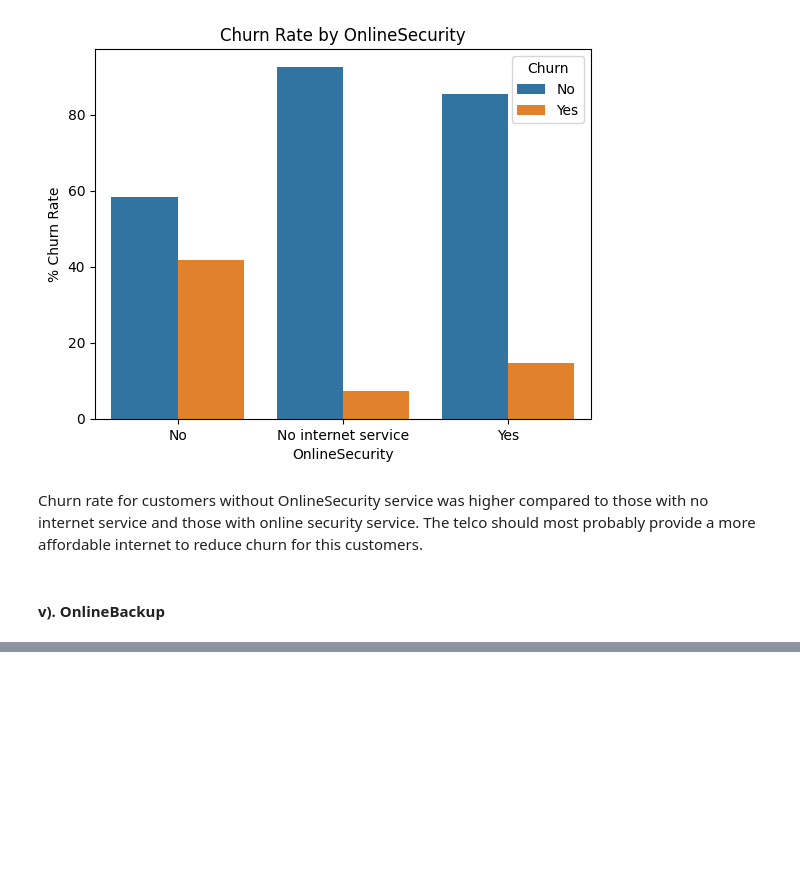
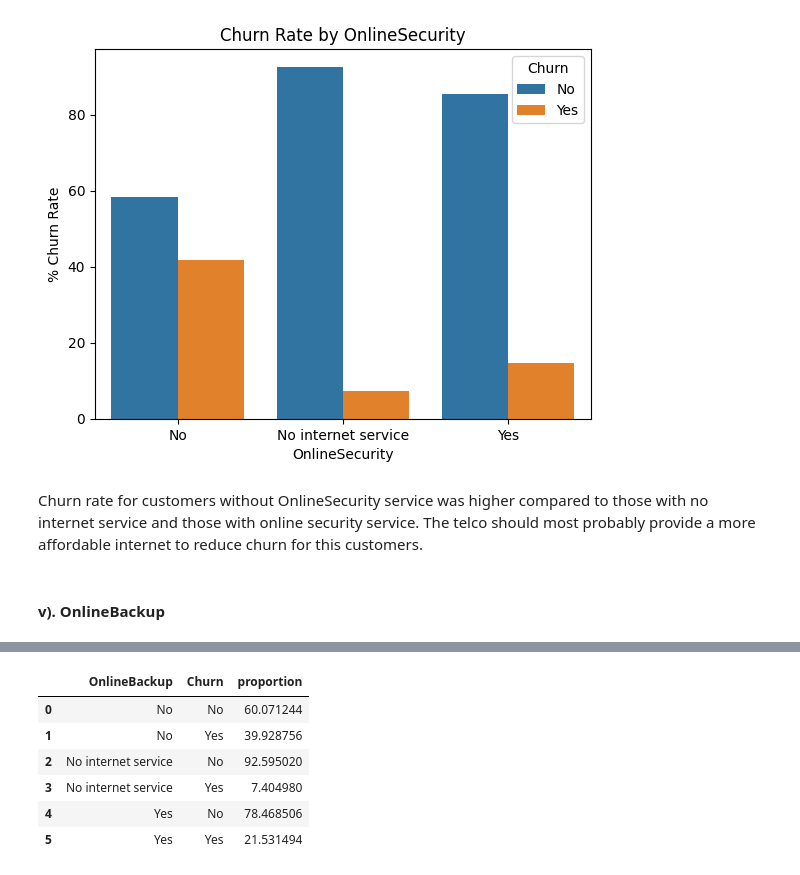
Before and after one commit to mut-rogers/customer_churn, a Jupyter notebook: churn.ipynb, the cells around one changed output, grey strips where cells are left out. Cells and saved outputs as stored; diff of their text form; code cells hidden in the pictures; blank space fills up the shorter version.

```diff
--- a/churn.ipynb
+++ b/churn.ipynb
@@ -368,0 +381,11 @@ Churn rate for customers without OnlineSecurity service was higher compared to t
+# %%
+churn_rate = churn_rate.reset_index()
+churn_rate
+# %% [output]
+|  | OnlineBackup | Churn | proportion |
+| 0 | No | No | 60.071244 |
+| 1 | No | Yes | 39.928756 |
+| 2 | No internet service | No | 92.595020 |
+| 3 | No internet service | Yes | 7.404980 |
+| 4 | Yes | No | 78.468506 |
+| 5 | Yes | Yes | 21.531494 |
```
Also changed, not shown: parts of 3 cells of this notebook.
